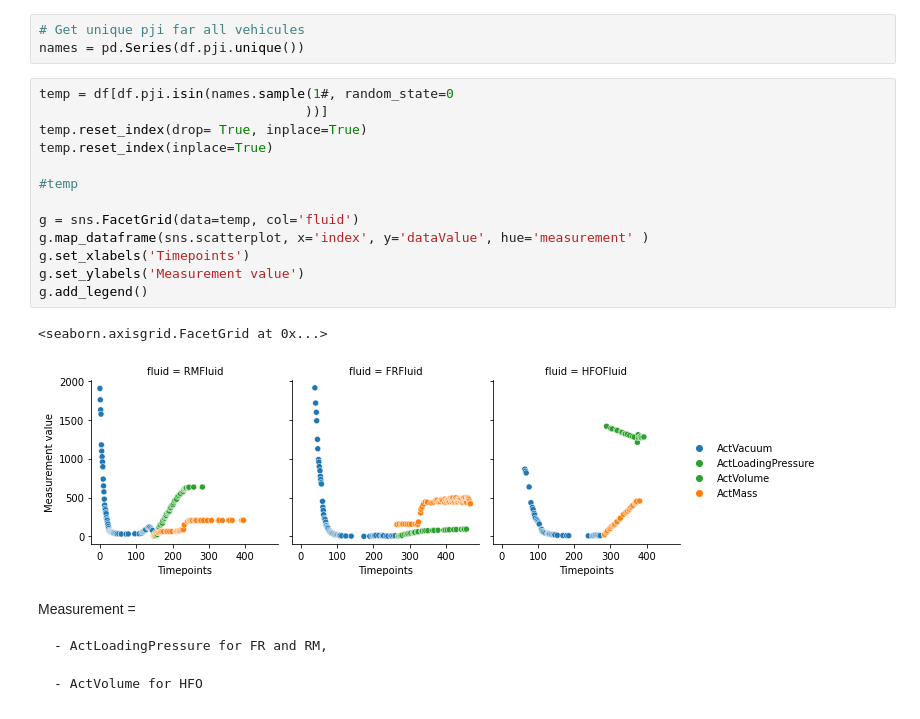
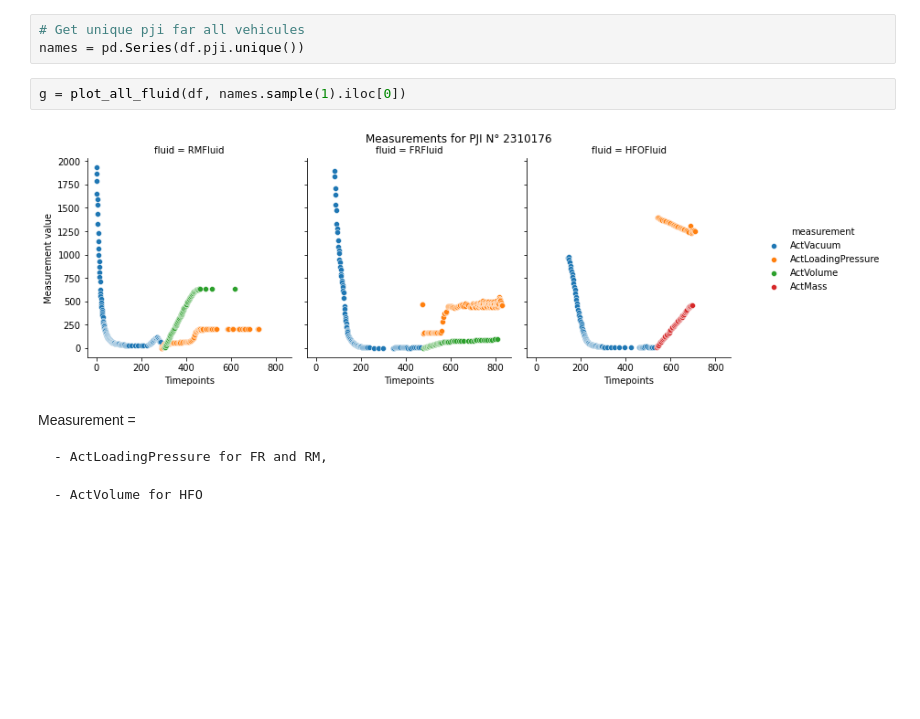
Before and after one commit to alixtc/Renault, a Jupyter notebook: eda_renault_ropit.ipynb, the cells around one changed output. Saved outputs shown, nothing was run; the diff lists cells and outputs as text; blank space fills up the shorter version.

Commit message:
Add module with plotting functions

```diff
--- a/eda_renault_ropit.ipynb
+++ b/eda_renault_ropit.ipynb
@@ -132,22 +143,10 @@ Randomly select one car based on pji and plot measurement values for each fluid
 # %%
 # Get unique pji far all vehicules
 names = pd.Series(df.pji.unique())
-# %%
-temp = df[df.pji.isin(names.sample(1#, random_state=0
-                                  ))]
-temp.reset_index(drop= True, inplace=True)
-temp.reset_index(inplace=True)
-
-#temp
-
-g = sns.FacetGrid(data=temp, col='fluid')
-g.map_dataframe(sns.scatterplot, x='index', y='dataValue', hue='measurement' )
-g.set_xlabels('Timepoints')
-g.set_ylabels('Measurement value')
-g.add_legend()
-# %% [output]
-<seaborn.axisgrid.FacetGrid at 0x...>
-[figure, removed]
+# %%
+g = plot_all_fluid(df, names.sample(1).iloc[0])
+# %% [output]
+[figure, added]
 # %% [markdown]
 Measurement =
 
```
Also changed, not shown: parts of 6 cells of this notebook, 2 other files.
